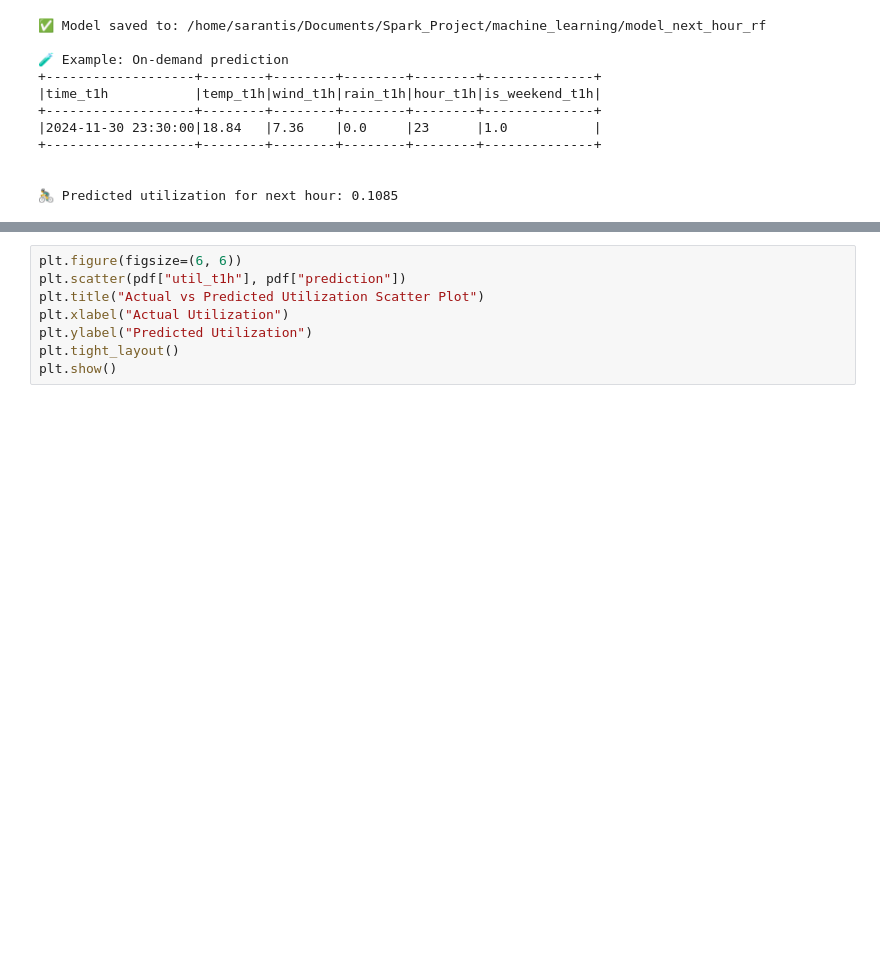
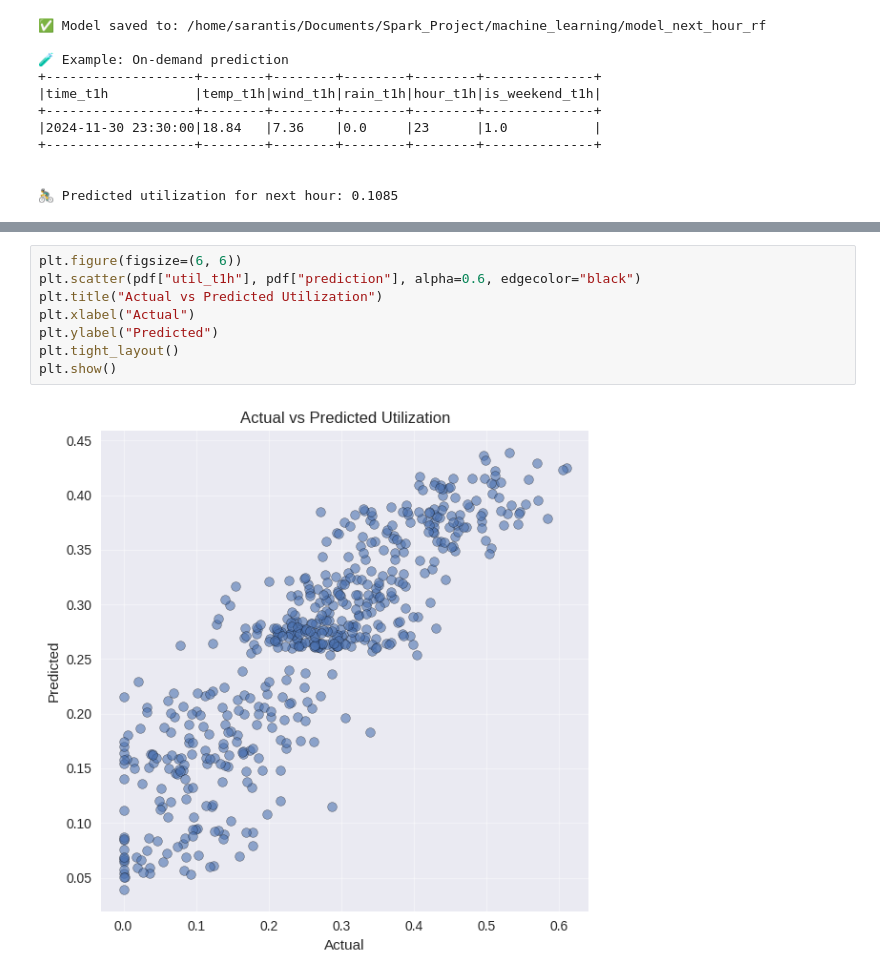
Before and after one commit to SarantisPapachrist/Bike-Sharing-Analytics-System, a Jupyter notebook: machine_learning/random_forest.ipynb, the cells around one changed output, grey strips where cells are left out. Drawn from its saved outputs; the diff is of its cells as text; blank space fills up the shorter version.

```diff
--- a/machine_learning/random_forest.ipynb
+++ b/machine_learning/random_forest.ipynb
@@ -266,8 +273,10 @@ NameError: name 'plt' is not defined
 # %%
 plt.figure(figsize=(6, 6))
-plt.scatter(pdf["util_t1h"], pdf["prediction"])
-plt.title("Actual vs Predicted Utilization Scatter Plot")
-plt.xlabel("Actual Utilization")
-plt.ylabel("Predicted Utilization")
+plt.scatter(pdf["util_t1h"], pdf["prediction"], alpha=0.6, edgecolor="black")
+plt.title("Actual vs Predicted Utilization")
+plt.xlabel("Actual")
+plt.ylabel("Predicted")
 plt.tight_layout()
 plt.show()
+# %% [output]
+[figure, added]
```
Also changed, not shown: parts of 4 cells of this notebook.
